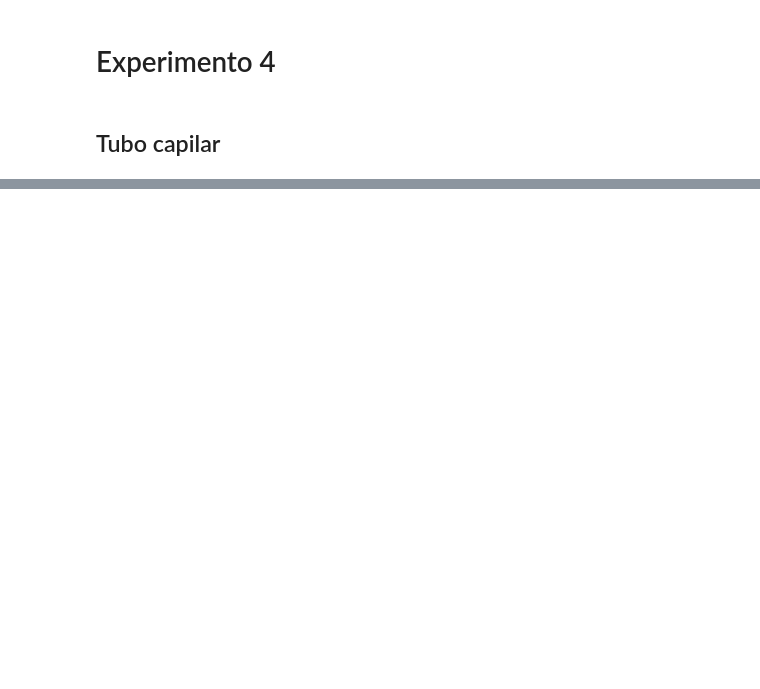
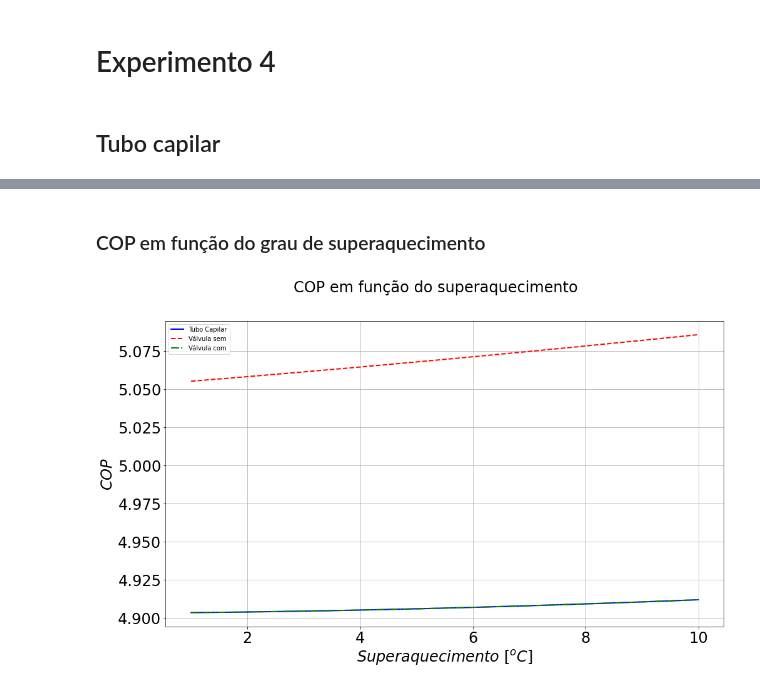
Before and after one commit to Esterci/Engenharia_Mecanica_UFJF, a Jupyter notebook: 12_periodo/refrigeracao/laboratorio/tratamento-de-dados.ipynb, the cells around one changed output, grey strips where cells are left out. Drawn from its saved outputs; the diff is of its cells as text; code cells hidden in the pictures; blank space fills up the shorter version.

```diff
--- a/12_periodo/refrigeracao/laboratorio/tratamento-de-dados.ipynb
+++ b/12_periodo/refrigeracao/laboratorio/tratamento-de-dados.ipynb
@@ -183,0 +247,75 @@ exp3_2_2.output_df
+# %% [markdown]
+### COP em função do grau de superaquecimento
+# %%
+color_list =['blue', "red", "green"]
+exp_list = [exp4_1,exp4_2,exp4_3]
+legend_list = [
+    "Tubo Capilar",
+    "Válvula sem",
+    "Válvula com"
+]
+marker_list =['-','--','-.']
+
+# plotando resultados
+fig = plt.figure(figsize=[16, 9])
+fig.suptitle("COP em função do superaquecimento", fontsize=24)
+
+# Plotando 2D
+
+ax = fig.add_subplot(1, 1, 1)
+
+ax.tick_params(axis="x", labelsize=24)
+ax.tick_params(axis="y", labelsize=24)
+
+ax.set_xlabel("$Superaquecimento~[^oC]$", fontsize=24)
+ax.set_ylabel("$COP$", fontsize=24)
+
+min = 1
+
+max = 10
+
+for exp, col, legend, mark in zip(exp_list,color_list,legend_list, marker_list):
+    sub_res_list = np.linspace(min, max, 250)
+    original_Hs1 = exp.Hs1
+    original_Hs2 = exp.Hs2
+    results_list = []
+    T_liq_sat = PropsSI("T", "P", exp.Ps1, "Q", 1, exp.fluido)
+
+    for sub_res in sub_res_list:
+        Ts1 = T_liq_sat + sub_res
+        S1 = exp.calc_prop_error(
+            "S",
+            ("P", exp.Ps1, exp.Press_error),
+            ("T", Ts1, 0),
+        )
+        exp.Hs2 = exp.calc_prop_error(
+            "H", ("P", exp.Ps2, exp.Press_error), ("S", S1["med"], S1["erro"])
+        )
+
+        exp.Hs1 = exp.calc_prop_error(
+                "H",
+                ("T", Ts1, 0),
+                ("P", exp.Ps1, exp.Press_error),
+            )
+
+        exp.calc_COP()
+
+        results_list.append(exp.COP["med"])
+
+    # retornando valores originais
+
+    exp.Hs1 = original_Hs1
+    exp.Hs2 = original_Hs2
+    exp.calc_COP()
+
+
+    ax.plot(sub_res_list, results_list,linestyle=mark, color=col, linewidth=2,label=legend)
+
+
+ax.grid()
+
+ax.legend()
+
+plt.show()
+# %% [output]
+[figure, added]
```
Also changed, not shown: parts of 36 cells of this notebook, 5 other files.
